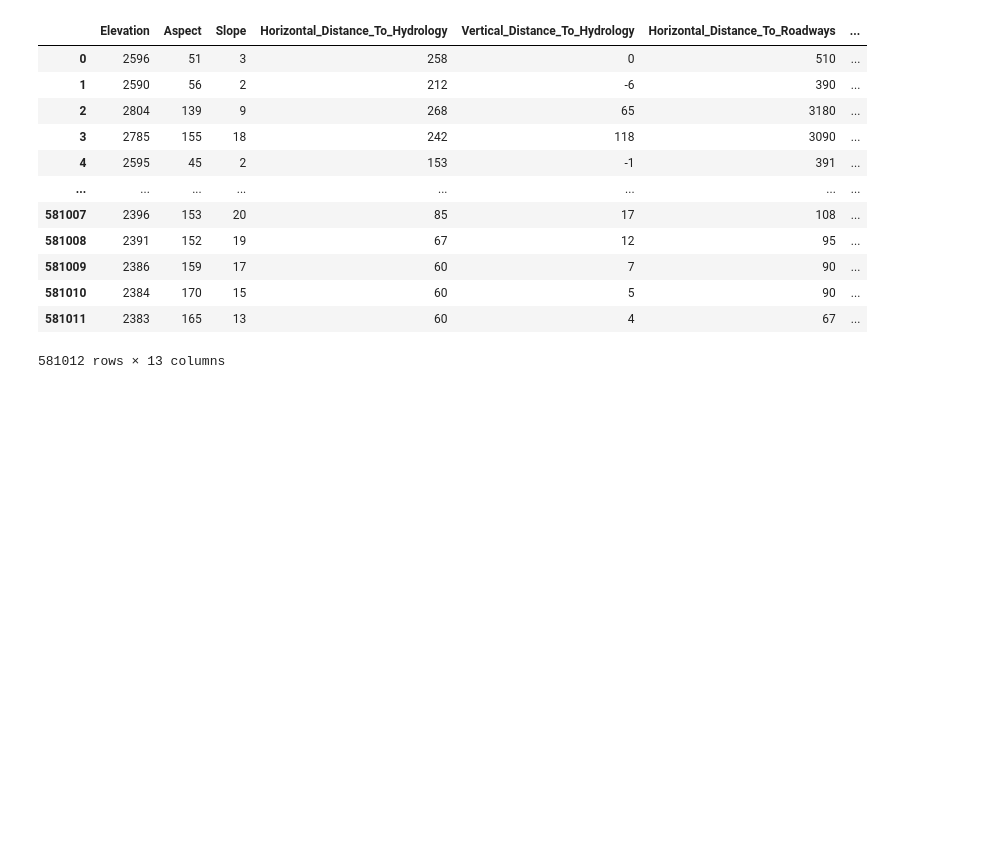
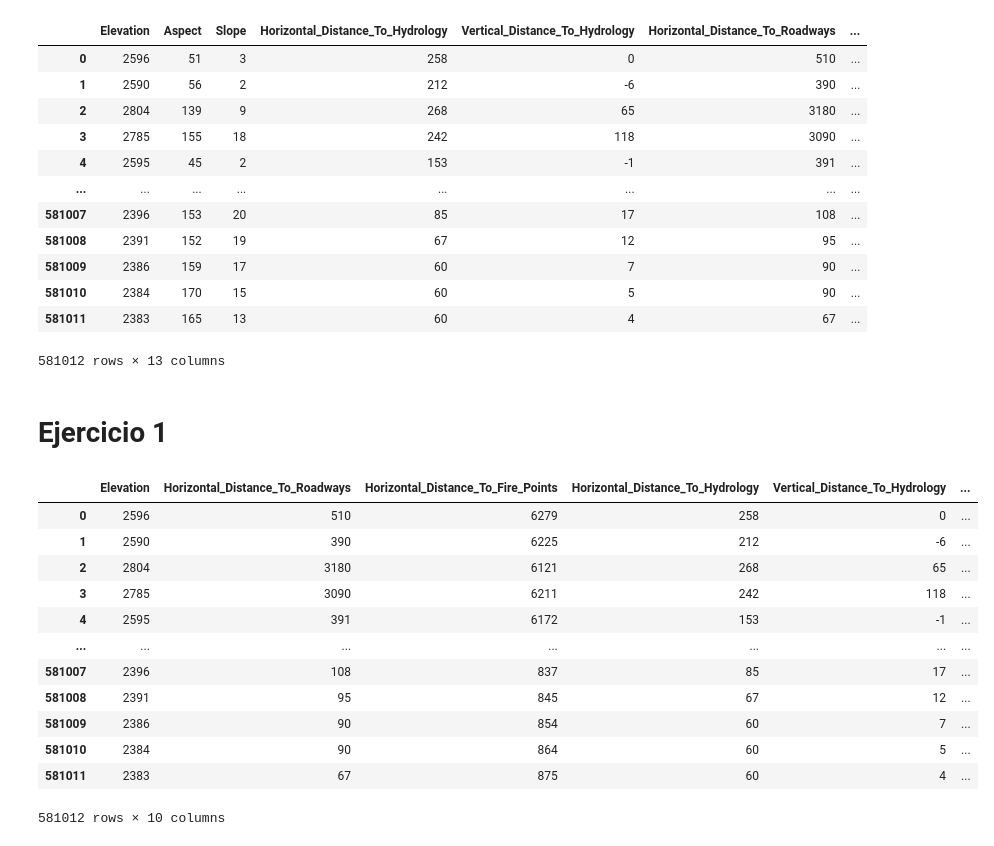
Before and after one commit to seerraa16/Examen_EDA, a Jupyter notebook: ejercicio_1.ipynb, the cells around one changed output. Cells and saved outputs as stored; diff of their text form; code cells hidden in the pictures; blank space fills up the shorter version.

Commit message:
fin ejercicio 1

```diff
--- a/ejercicio_1.ipynb
+++ b/ejercicio_1.ipynb
@@ -73,3 +74,50 @@ df_e1
 | 581010 | 2384 | 170 | 15 | 60 | 5 | 90 | ... |
 | 581011 | 2383 | 165 | 13 | 60 | 4 | 67 | ... |
 581012 rows × 13 columns
+# %% [markdown]
+# Ejercicio 1
+# %%
+
+# Separar la variable objetivo del resto de variables
+X = df_e1.drop('Cover_Type', axis=1)
+y = df_e1['Cover_Type']
+
+# Crear un modelo de árbol de decisión
+d_arbol = DecisionTreeClassifier(random_state=100)
+
+# Ajustar el modelo a los datos
+d_arbol.fit(X, y)
+
+# Obtener las importancias de cada variable
+importances = d_arbol.feature_importances_
+
+# Crear una lista con las variables ordenadas por importancia
+variables = X.columns.tolist()
+variables_importances = list(zip(variables, importances))
+variables_importances.sort(key=lambda x: x[1], reverse=True)
+
+# Filtrar el DataFrame para quedarnos solamente con las variables necesarias
+total_importance = 0
+selected_variables = []
+for variable, importance in variables_importances:
+    total_importance += importance
+    selected_variables.append(variable)
+    if total_importance >= 0.95:
+        break
+
+df_reducida = df_e1[selected_variables + ['Cover_Type']]
+df_reducida
+# %% [output]
+|  | Elevation | Horizontal_Distance_To_Roadways | Horizontal_Distance_To_Fire_Points | Horizontal_Distance_To_Hydrology | Vertical_Distance_To_Hydrology | ... |
+| 0 | 2596 | 510 | 6279 | 258 | 0 | ... |
+| 1 | 2590 | 390 | 6225 | 212 | -6 | ... |
+| 2 | 2804 | 3180 | 6121 | 268 | 65 | ... |
+| 3 | 2785 | 3090 | 6211 | 242 | 118 | ... |
+| 4 | 2595 | 391 | 6172 | 153 | -1 | ... |
+| ... | ... | ... | ... | ... | ... | ... |
+| 581007 | 2396 | 108 | 837 | 85 | 17 | ... |
+| 581008 | 2391 | 95 | 845 | 67 | 12 | ... |
+| 581009 | 2386 | 90 | 854 | 60 | 7 | ... |
+| 581010 | 2384 | 90 | 864 | 60 | 5 | ... |
+| 581011 | 2383 | 67 | 875 | 60 | 4 | ... |
+581012 rows × 10 columns
```
Also changed, not shown: parts of 1 cell of this notebook.
